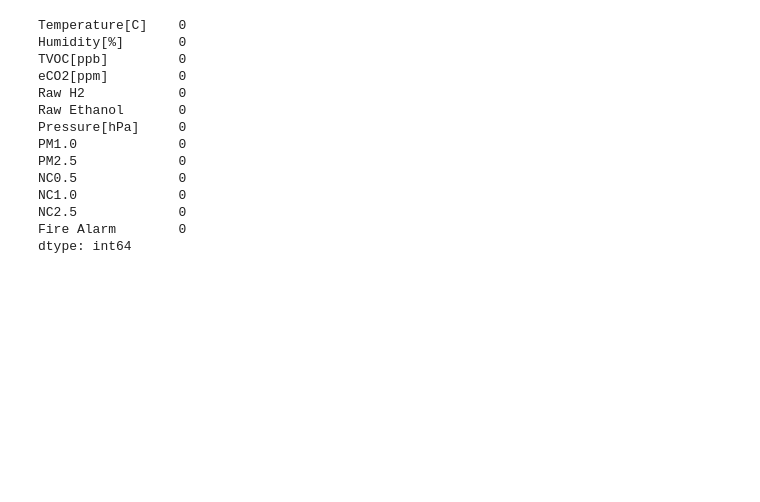
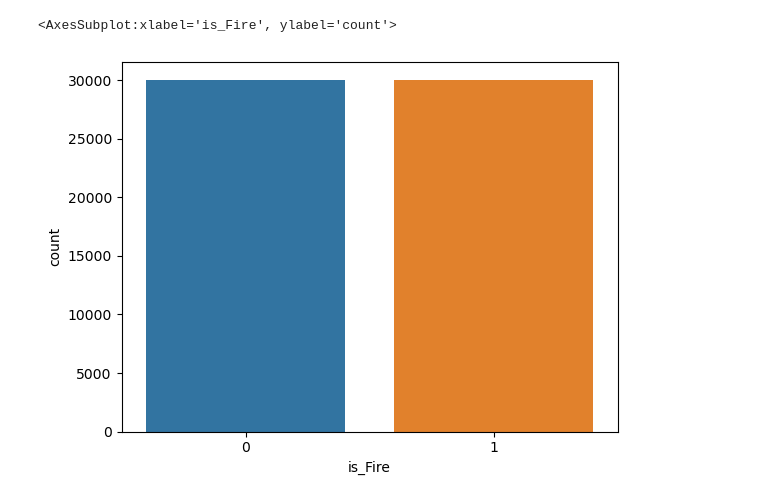
Before and after one commit to swati2406/Smoke-detection-analysis, a Jupyter notebook: Smoke_detection.ipynb, the cells around one changed output. Drawn from its saved outputs; the diff is of its cells as text; code cells hidden in the pictures; blank space fills up the shorter version.

```diff
--- a/Smoke_detection.ipynb
+++ b/Smoke_detection.ipynb
@@ -64,23 +167,7 @@ Index(['Unnamed: 0', 'UTC', 'Temperature[C]', 'Humidity[%]', 'TVOC[ppb]',
 # %%
-# Removing unwanted features
-df.drop(columns=['Unnamed: 0','UTC','CNT'],axis=1,inplace=True)
+sb.countplot(x=y_smote)
+# %% [output]
+<AxesSubplot:xlabel='is_Fire', ylabel='count'>
+[figure, added]
-# %%
-#checking null values
-df.isna().sum()
-# %% [output]
-Temperature[C]    0
-Humidity[%]       0
-TVOC[ppb]         0
-eCO2[ppm]         0
-Raw H2            0
-Raw Ethanol       0
-Pressure[hPa]     0
-PM1.0             0
-PM2.5             0
-NC0.5             0
-NC1.0             0
-NC2.5             0
-Fire Alarm        0
-dtype: int64
 # %%
 #Scaling
```
Also changed, not shown: parts of 39 cells of this notebook.
